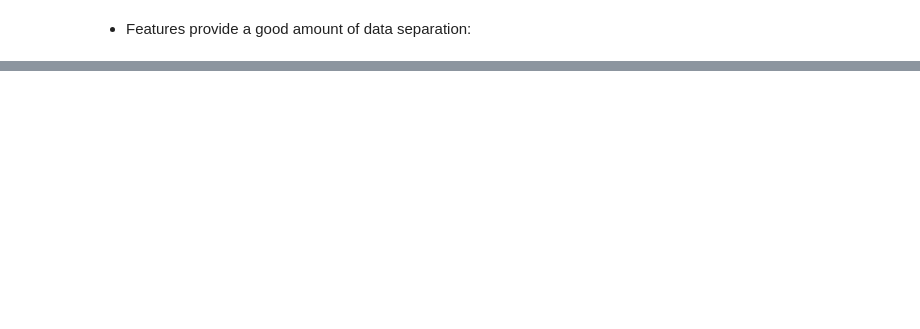
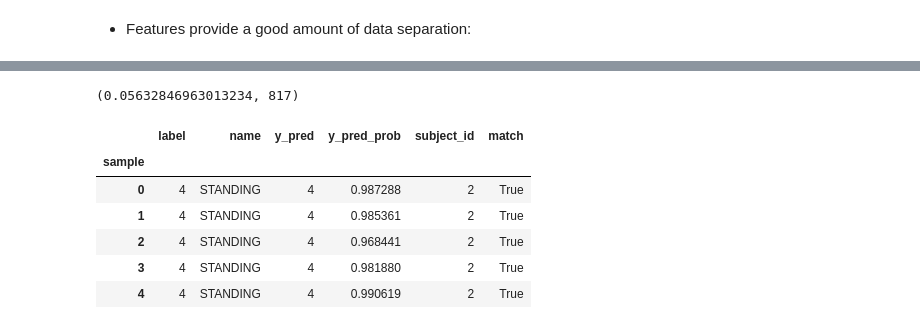
Before and after one commit to glebpnkv/xdp-analysis, a Jupyter notebook: notebooks/1_model_comparison.ipynb, the cells around one changed output, grey strips where cells are left out. Drawn from its saved outputs; the diff is of its cells as text; code cells hidden in the pictures; blank space fills up the shorter version.

```diff
--- a/notebooks/1_model_comparison.ipynb
+++ b/notebooks/1_model_comparison.ipynb
@@ -59,0 +125,30 @@ umap.plot.points(
+# %%
+params_xgb = {
+    "n_estimators": 1000,
+    "num_class": dc.df_train_y["label"].nunique(),
+    "gamma": 0.1,
+    "max_depth": 16,
+    "subsample": 0.6,
+    "colsample_bytree": 6/16,
+    "colsample_bylevel": 6/16,
+    "colsample_bynode": 6/16,
+    "reg_alpha": 0.8,
+    "reg_lambda": 0.8,
+    "learning_rate": 0.01,
+    "eval_metric": "merror",
+    "early_stopping_rounds": 100,
+    "seed": 42
+}
+# %%
+xgb_model = xgb.XGBClassifier(
+    objective="multi:softmax",
+    **params_xgb
+)
+# %%
+_ = xgb_model.fit(
+    x_train,
+    y_train,
+    sample_weight=sample_weight,
+    eval_set=eval_set,
+    verbose=100
+)
@@ -59,0 +167,20 @@ umap.plot.points(
+# %%
+xgb_model.best_score, xgb_model.best_iteration
+# %% [output]
+(0.05632846963013234, 817)
+# %%
+df_pred = dc.df_test_y.copy()
+df_pred["y_pred"] = xgb_model.predict(x_test)
+df_pred["y_pred_prob"] = np.max(xgb_model.predict_proba(x_test), axis=1)
+df_pred["subject_id"] = dc.df_test_x.reset_index('timestep').index.unique().to_frame(index=False)["subject_id"]
+df_pred["match"] = (df_pred["label"] == df_pred["y_pred"])
+# %%
+df_pred.head()
+# %% [output]
+|  | label | name | y_pred | y_pred_prob | subject_id | match |
+| sample |  |  |  |  |  |  |
+| 0 | 4 | STANDING | 4 | 0.987288 | 2 | True |
+| 1 | 4 | STANDING | 4 | 0.985361 | 2 | True |
+| 2 | 4 | STANDING | 4 | 0.968441 | 2 | True |
+| 3 | 4 | STANDING | 4 | 0.981880 | 2 | True |
+| 4 | 4 | STANDING | 4 | 0.990619 | 2 | True |
```
Also changed, not shown: parts of 41 cells of this notebook, 3 other files.
